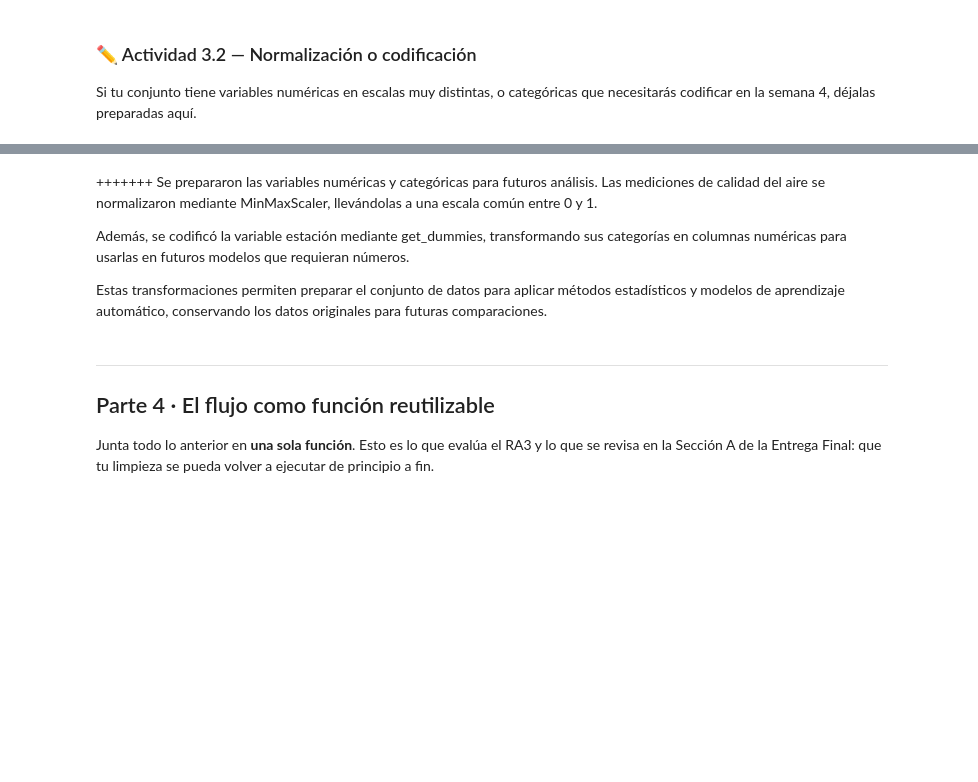
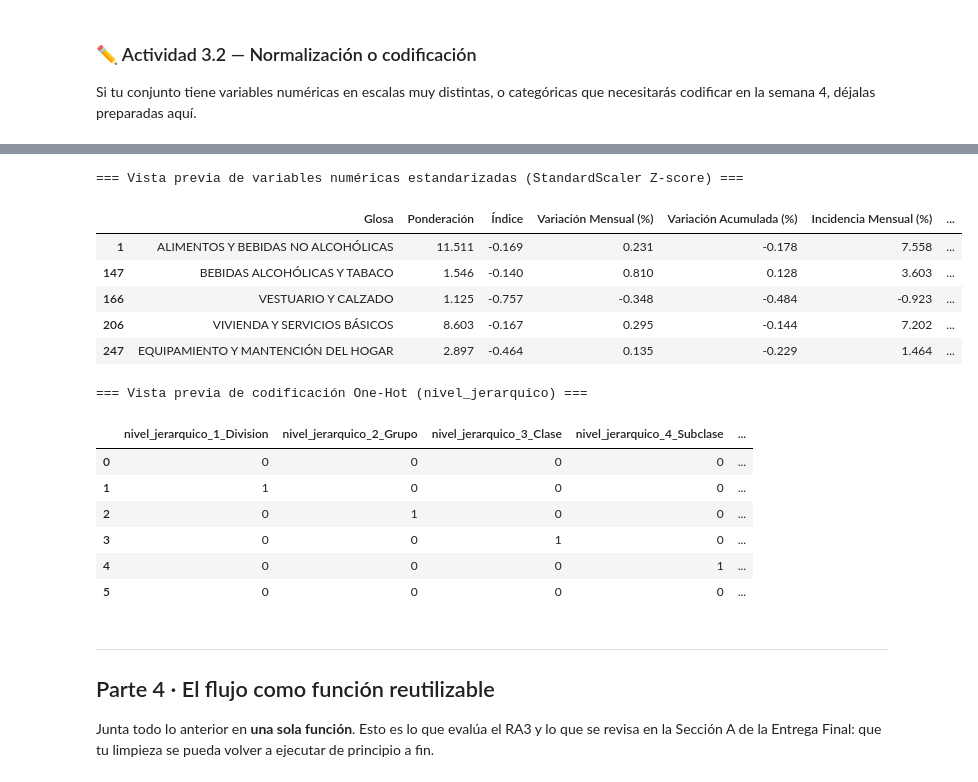
Before and after one commit to frandresst-wq/Proyecto-de-Ciencia-de-Datos, a Jupyter notebook: S2_Notebook_Laboratorio_CDD_Soto_Franco.ipynb, the cells around one changed output, grey strips where cells are left out. Cells and saved outputs as stored; diff of their text form; code cells hidden in the pictures; blank space fills up the shorter version.

```diff
--- a/S2_Notebook_Laboratorio_CDD_Soto_Franco.ipynb
+++ b/S2_Notebook_Laboratorio_CDD_Soto_Franco.ipynb
@@ -47,3 +47,14 @@ Forma: (20262, 16)
 | 198 | 2024 | 1 | 3.0 | 2.0 | 1.0 | 1.0 | 2.0 | ZAPATOS PARA HOMBRE | 0,11038 | 92,96 | ... |
 | 199 | 2024 | 1 | 3.0 | 2.0 | 1.0 | 2.0 | NaN | CALZADO PARA MUJERES | 0,38362 | 94,76 | ... |
 200 rows × 16 columns
+# %%
+import pandas as pd
+import numpy as np
+
+# Cargamos el DataFrame 'df' para asegurar que esté en memoria
+RUTA = ''
+ARCHIVO = 'ipc_base_20237baa955a44fe4eada201c196338fb3be.csv'
+SEPARADOR = ';'
+
+df = pd.read_csv(RUTA + ARCHIVO, sep=SEPARADOR, encoding='latin1')
+print('Datos cargados exitosamente. Estructura del DataFrame:', df.shape)
@@ -717,10 +727,3 @@ Explica en la celda siguiente por qué esa variable ayuda a responder tu pregunt
 +++++++ Para este conjunto de datos de calidad del aire, se propone crear una variable llamada mes, a partir de la columna fecha.
 
 Esta variable permitirá analizar cómo cambian las concentraciones de pm25 entre abril, mayo y junio de 2026.
-# %%
-# Tu código aquí
-# Crear una nueva variable a partir de fecha
-df['mes'] = df['fecha'].dt.month  #este dt accede al mes (month) de cada fecha
-
-# Mostrar los resultados
-display(df[['estacion', 'fecha', 'mes', 'pm25']].head(10))
@@ -829,9 +844,49 @@ display(df_cod.filter(like='estacion_').head(10))
-# %% [markdown]
-+++++++ Se prepararon las variables numéricas y categóricas para futuros análisis. Las mediciones de calidad del aire se normalizaron mediante MinMaxScaler, llevándolas a una escala común entre 0 y 1.
-
-Además, se codificó la variable estación mediante get_dummies, transformando sus categorías en columnas numéricas para usarlas en futuros modelos que requieran números.
-
-Estas transformaciones permiten preparar el conjunto de datos para aplicar métodos estadísticos y modelos de aprendizaje automático, conservando los datos originales para futuras comparaciones.
+# %%
+# Se normalizarán las variables numéricas
+from sklearn.preprocessing import StandardScaler, MinMaxScaler
+
+# 1. Escalamiento de variables numéricas (StandardScaler y MinMaxScaler sobre copia)
+cols_escalar = ['Ponderación', 'Índice', 'Variación Mensual (%)', 'Variación Acumulada (%)',
+                'Incidencia Mensual (%)', 'Incidencia Acumulada (%)']
+
+df_norm = df.copy()
+
+# Nos aseguramos de limpiar y convertir a float64 antes de escalar para evitar el ValueError con las comas
+for col in cols_escalar:
+    if df_norm[col].dtype == 'object':
+        df_norm[col] = pd.to_numeric(df_norm[col].astype(str).str.replace(',', '.'), errors='coerce')
+
+# Rellenamos posibles nulos temporales con la media para poder aplicar el ajuste estadístico sin problemas
+for col in cols_escalar:
+    if df_norm[col].isna().sum() > 0:
+        df_norm[col] = df_norm[col].fillna(df_norm[col].mean())
+
+scaler_std = StandardScaler()
+df_norm[cols_escalar] = scaler_std.fit_transform(df_norm[cols_escalar])
+
+print('=== Vista previa de variables numéricas estandarizadas (StandardScaler Z-score) ===')
+display(df_norm[df_norm['nivel_jerarquico'] == '1_Division'][['Glosa'] + cols_escalar].head(5).round(3))
+
+# 2. Codificación One-Hot (get_dummies) de la variable categórica nivel_jerarquico
+df_cod = pd.get_dummies(df, columns=['nivel_jerarquico'], drop_first=True, dtype=int)
+print('\n=== Vista previa de codificación One-Hot (nivel_jerarquico) ===')
+display(df_cod.filter(like='nivel_jerarquico_').head(6))
+# %% [output]
+=== Vista previa de variables numéricas estandarizadas (StandardScaler Z-score) ===
+|  | Glosa | Ponderación | Índice | Variación Mensual (%) | Variación Acumulada (%) | Incidencia Mensual (%) | ... |
+| 1 | ALIMENTOS Y BEBIDAS NO ALCOHÓLICAS | 11.511 | -0.169 | 0.231 | -0.178 | 7.558 | ... |
+| 147 | BEBIDAS ALCOHÓLICAS Y TABACO | 1.546 | -0.140 | 0.810 | 0.128 | 3.603 | ... |
+| 166 | VESTUARIO Y CALZADO | 1.125 | -0.757 | -0.348 | -0.484 | -0.923 | ... |
+| 206 | VIVIENDA Y SERVICIOS BÁSICOS | 8.603 | -0.167 | 0.295 | -0.144 | 7.202 | ... |
+| 247 | EQUIPAMIENTO Y MANTENCIÓN DEL HOGAR | 2.897 | -0.464 | 0.135 | -0.229 | 1.464 | ... |
+=== Vista previa de codificación One-Hot (nivel_jerarquico) ===
+|  | nivel_jerarquico_1_Division | nivel_jerarquico_2_Grupo | nivel_jerarquico_3_Clase | nivel_jerarquico_4_Subclase | ... |
+| 0 | 0 | 0 | 0 | 0 | ... |
+| 1 | 1 | 0 | 0 | 0 | ... |
+| 2 | 0 | 1 | 0 | 0 | ... |
+| 3 | 0 | 0 | 1 | 0 | ... |
+| 4 | 0 | 0 | 0 | 1 | ... |
+| 5 | 0 | 0 | 0 | 0 | ... |
 # %% [markdown]
 ---
 ## Parte 4 · El flujo como función reutilizable
```
Also changed, not shown: parts of 13 cells of this notebook.
